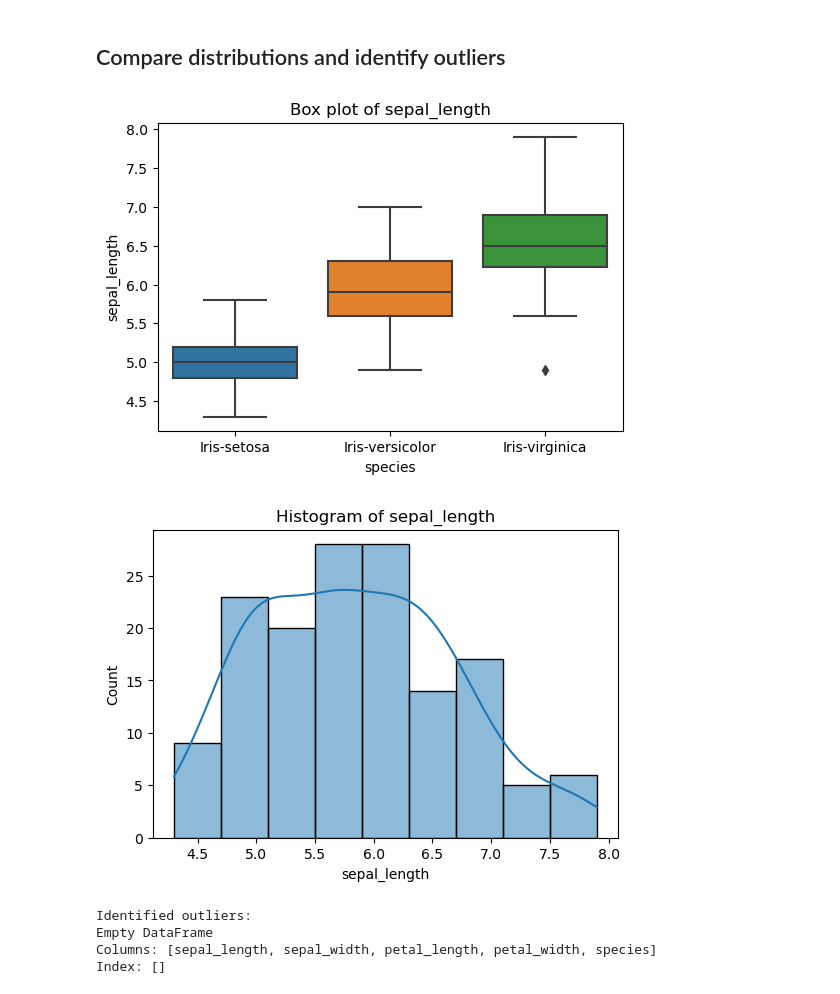
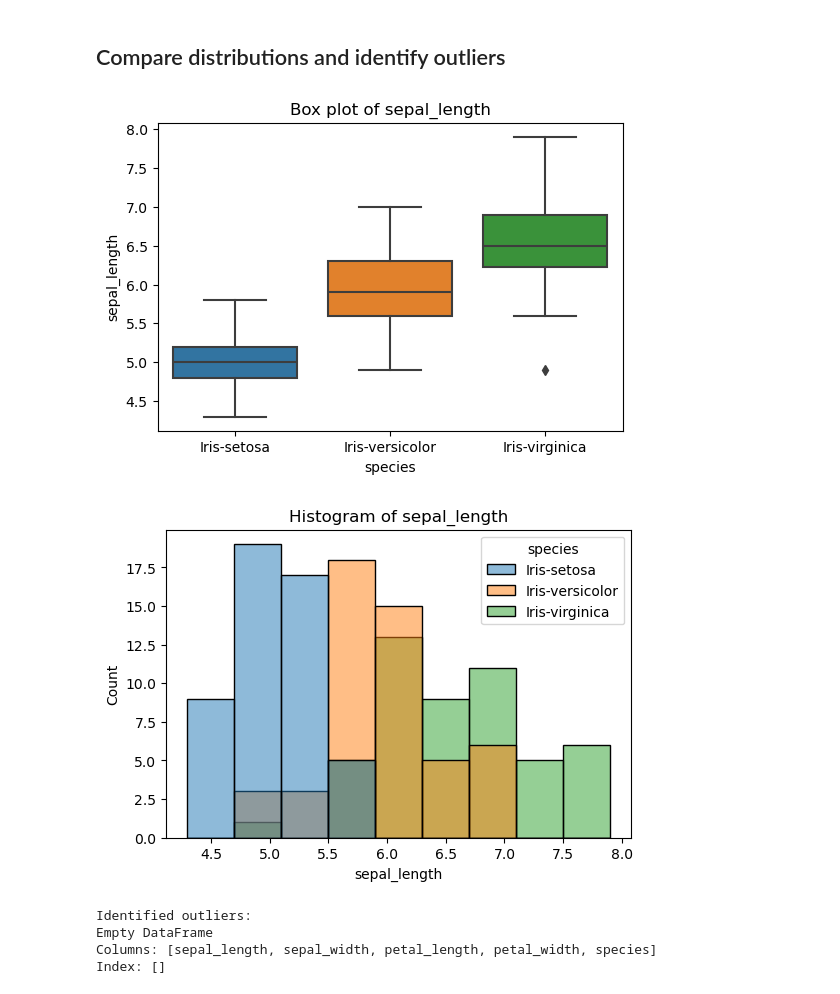
Before and after one commit to ompatil7/dsbda, a Jupyter notebook: assg5.ipynb, the cells around one changed output. Saved outputs shown, nothing was run; the diff lists cells and outputs as text; code cells hidden in the pictures.

```diff
--- a/assg5.ipynb
+++ b/assg5.ipynb
@@ -87,30 +85,30 @@ plt.show()
 # %%
 # Choose a single feature (e.g., 'sepal_length')
 feature = 'sepal_length'
 
 # Create a box plot
 plt.figure(figsize=(6, 4))
 sns.boxplot(x='species', y=feature, data=df)
 plt.title(f'Box plot of {feature}')
 plt.show()
 
 # Create a histogram
 plt.figure(figsize=(6, 4))
-sns.histplot(data=df, x=feature, kde=True)
+sns.histplot(data=df, hue='species', x=feature)
 plt.title(f'Histogram of {feature}')
 plt.show()
 
 # Identify outliers
 Q1 = df[feature].quantile(0.25)
 Q3 = df[feature].quantile(0.75)
 IQR = Q3 - Q1
 lower_bound = Q1 - 1.5 * IQR
 upper_bound = Q3 + 1.5 * IQR
 outliers = df[(df[feature] < lower_bound) | (df[feature] > upper_bound)]
 print(f'Identified outliers:\n{outliers}')
 # %% [output]
 [figure]
-[figure, old version]
+[figure, new version]
 Identified outliers:
 Empty DataFrame
 Columns: [sepal_length, sepal_width, petal_length, petal_width, species]
```
Also changed, not shown: parts of 2 cells of this notebook, 15 other files.
